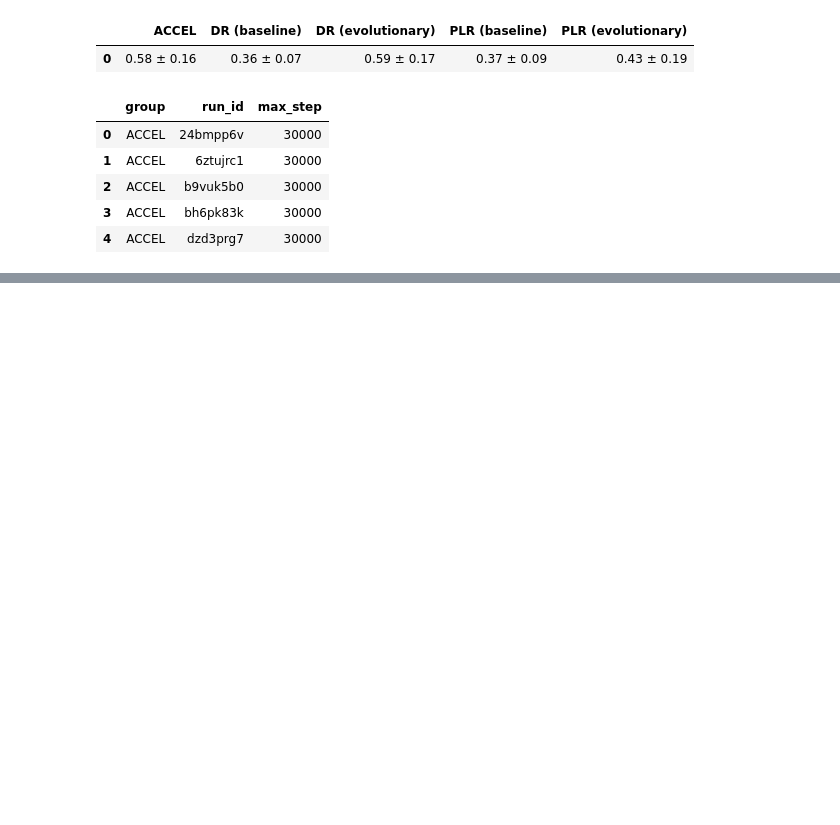
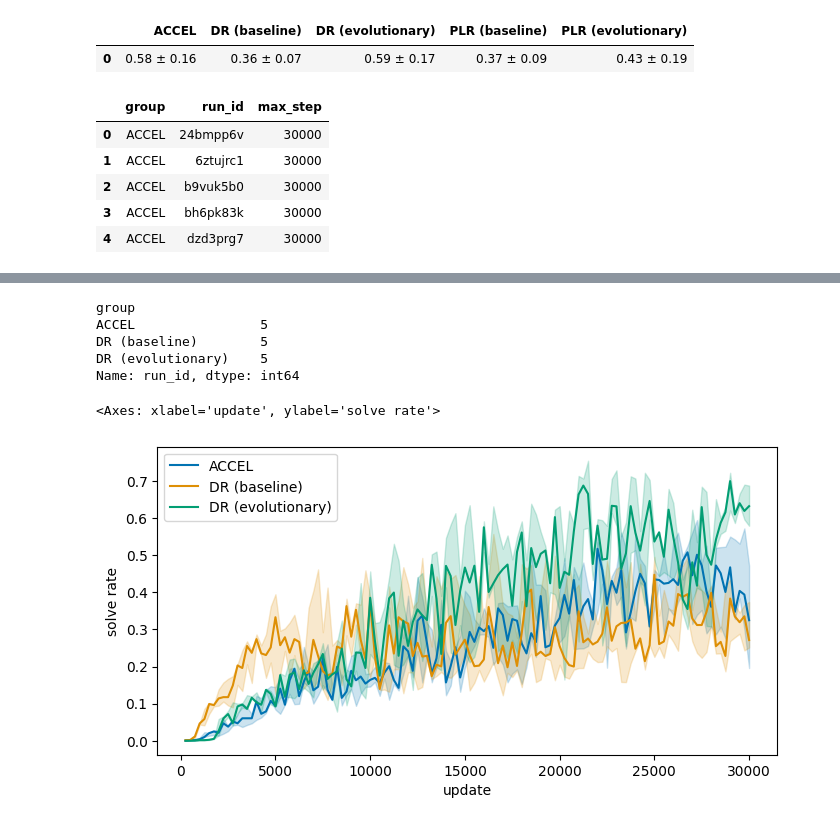
Before and after one commit to callum-lawson/evo-ued, a Jupyter notebook: notebooks/performance_training_runs.ipynb, the cells around one changed output, grey strips where cells are left out. Cells and saved outputs as stored; diff of their text form; code cells hidden in the pictures; blank space fills up the shorter version.

Commit message:
Improve consistency of W&B pipeline for different outputs, runs, and metrics

```diff
--- a/notebooks/performance_training_runs.ipynb
+++ b/notebooks/performance_training_runs.ipynb
@@ -151,0 +187,65 @@ display(steps.head())  # shows [group, run_id, max_step]
+# %%
+CFG_PATH_FAST = "/home/callum/projects/evo-ued/config/eval250_updates30k_lr3e-4.json"
+
+runmap_fast = load_runname_group_map_from_file(CFG_PATH_FAST)
+
+df_fast = collect_multi_histories_from_run_mapping(
+    ENTITY, PROJECT, runmap_fast,
+    step_key=STEP, metric_keys=[METRIC_RETURN, METRIC_SOLVE],
+    samples=SAMPLES,   # set None for full history
+)
+
+df_return_fast = (
+    df_fast[df_fast["metric"] == METRIC_RETURN]
+    .drop(columns=["metric"])
+    .reset_index(drop=True)
+)
+
+df_solve_fast = (
+    df_fast[df_fast["metric"] == METRIC_SOLVE]
+    .drop(columns=["metric"])
+    .reset_index(drop=True)
+)
+
+print(df_return_fast.groupby("group")["run_id"].nunique().sort_values())
+# %% [output]
+group
+ACCEL                5
+DR (baseline)        5
+DR (evolutionary)    5
+Name: run_id, dtype: int64
+# %%
+from scripts.training_analyses import (
+    aggregate_training_iqr, aggregate_worst_case,
+)
+
+df_dict_slow = {
+    "return": df_return_slow,
+    "solve rate": df_solve_slow,
+}
+
+agg_dict_slow = {}
+for metric, df in df_dict_slow.items():
+    agg_q = aggregate_training_iqr(df, STEP)
+    agg_w = aggregate_worst_case(df, STEP)
+    agg_dict_slow[metric] = {
+        "iqr": agg_q,
+        "worst_case": agg_w,
+    }
+# %%
+agg_dict_plot = agg_dict_slow
+
+# y_label = "return"
+# plot_type = "iqr"
+# plot_training_runs(agg_dict_plot[y_label][plot_type], step_key=STEP, palette_map=ALG_PALETTE, y_label=y_label)
+# plot_type = "worst_case"
+# plot_training_runs(agg_dict_plot[y_label][plot_type], step_key=STEP, palette_map=ALG_PALETTE, y_label=y_label)
+
+y_label = "solve rate"
+plot_type = "iqr"
+plot_training_runs(agg_dict_plot[y_label][plot_type], step_key=STEP, palette_map=ALG_PALETTE, y_label=y_label)
+# plot_type = "worst_case"
+# plot_training_runs(agg_dict_plot[y_label][plot_type], step_key=STEP, palette_map=ALG_PALETTE, y_label=y_label)
+# %% [output]
+<Axes: xlabel='update', ylabel='solve rate'>
+[figure, added]
```
Also changed, not shown: parts of 6 cells of this notebook, 3 other files.
